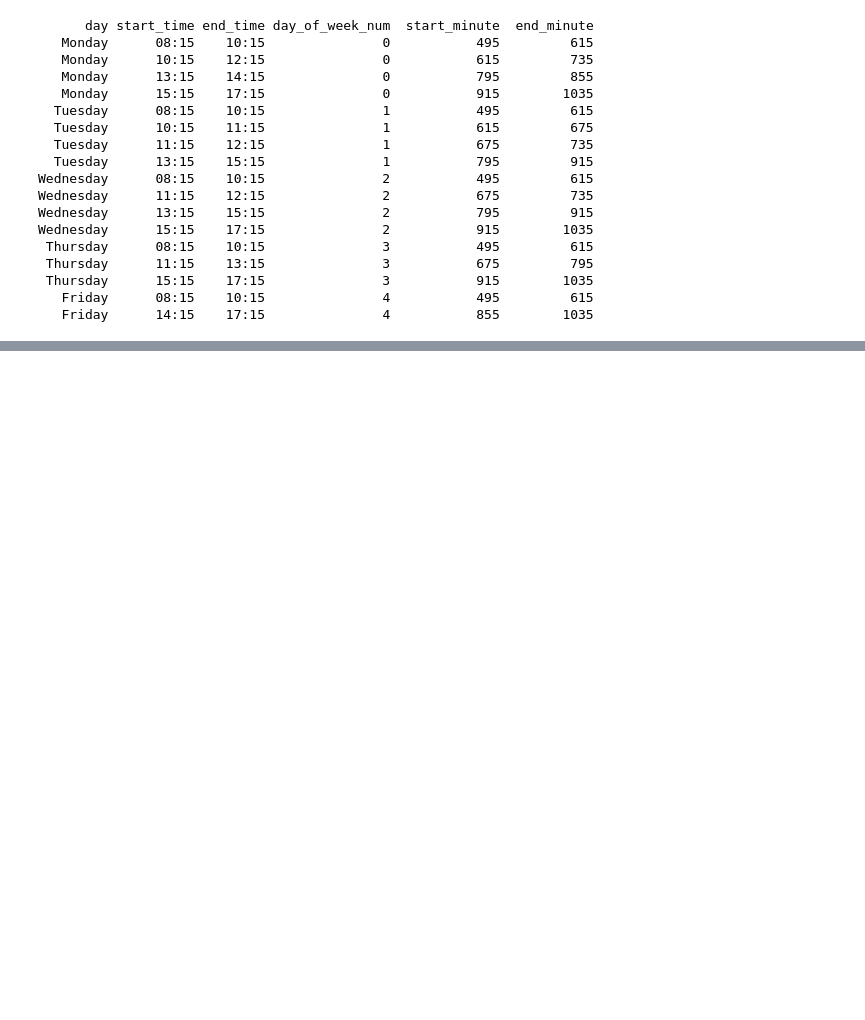
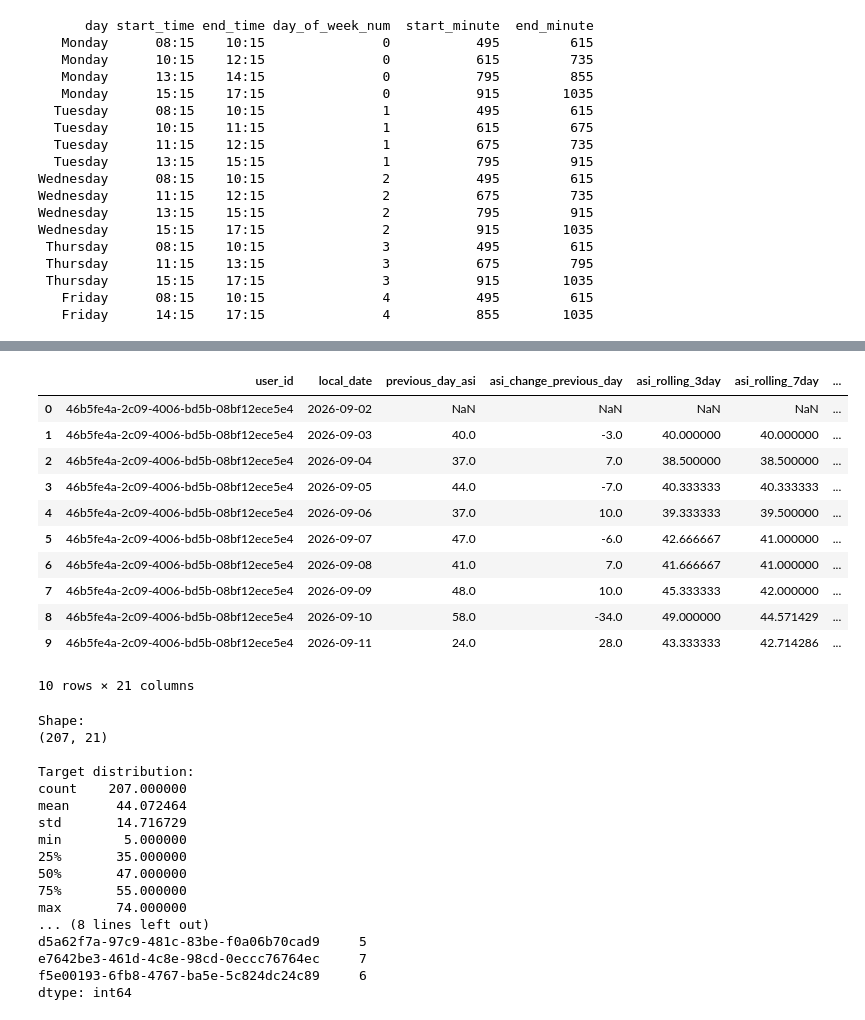
Before and after one commit to AmyMugeni/cognilens, a Jupyter notebook: Cognilens_ML_Pipeline.ipynb, the cells around one changed output, grey strips where cells are left out. Drawn from its saved outputs; the diff is of its cells as text; code cells hidden in the pictures; blank space fills up the shorter version.

```diff
--- a/Cognilens_ML_Pipeline.ipynb
+++ b/Cognilens_ML_Pipeline.ipynb
@@ -2546,0 +3342,43 @@ print(
+# %%
+display(model_data.head(10))
+
+print("\nShape:")
+print(model_data.shape)
+
+print("\nTarget distribution:")
+print(model_data["next_day_asi"].describe())
+
+print("\nObservations per participant:")
+print(
+    model_data.groupby("user_id").size()
+)
+# %% [output]
+|  | user_id | local_date | previous_day_asi | asi_change_previous_day | asi_rolling_3day | asi_rolling_7day | ... |
+| 0 | 46b5fe4a-2c09-4006-bd5b-08bf12ece5e4 | 2026-09-02 | NaN | NaN | NaN | NaN | ... |
+| 1 | 46b5fe4a-2c09-4006-bd5b-08bf12ece5e4 | 2026-09-03 | 40.0 | -3.0 | 40.000000 | 40.000000 | ... |
+| 2 | 46b5fe4a-2c09-4006-bd5b-08bf12ece5e4 | 2026-09-04 | 37.0 | 7.0 | 38.500000 | 38.500000 | ... |
+| 3 | 46b5fe4a-2c09-4006-bd5b-08bf12ece5e4 | 2026-09-05 | 44.0 | -7.0 | 40.333333 | 40.333333 | ... |
+| 4 | 46b5fe4a-2c09-4006-bd5b-08bf12ece5e4 | 2026-09-06 | 37.0 | 10.0 | 39.333333 | 39.500000 | ... |
+| 5 | 46b5fe4a-2c09-4006-bd5b-08bf12ece5e4 | 2026-09-07 | 47.0 | -6.0 | 42.666667 | 41.000000 | ... |
+| 6 | 46b5fe4a-2c09-4006-bd5b-08bf12ece5e4 | 2026-09-08 | 41.0 | 7.0 | 41.666667 | 41.000000 | ... |
+| 7 | 46b5fe4a-2c09-4006-bd5b-08bf12ece5e4 | 2026-09-09 | 48.0 | 10.0 | 45.333333 | 42.000000 | ... |
+| 8 | 46b5fe4a-2c09-4006-bd5b-08bf12ece5e4 | 2026-09-10 | 58.0 | -34.0 | 49.000000 | 44.571429 | ... |
+| 9 | 46b5fe4a-2c09-4006-bd5b-08bf12ece5e4 | 2026-09-11 | 24.0 | 28.0 | 43.333333 | 42.714286 | ... |
+10 rows × 21 columns
+Shape:
+(207, 21)
+
+Target distribution:
+count    207.000000
+mean      44.072464
+std       14.716729
+min        5.000000
+25%       35.000000
+50%       47.000000
+75%       55.000000
+max       74.000000
+... (8 lines left out)
+d5a62f7a-97c9-481c-83be-f0a06b70cad9     5
+e7642be3-461d-4c8e-98cd-0eccc76764ec     7
+f5e00193-6fb8-4767-ba5e-5c824dc24c89     6
+dtype: int64
```
Also changed, not shown: parts of 70 cells of this notebook.
